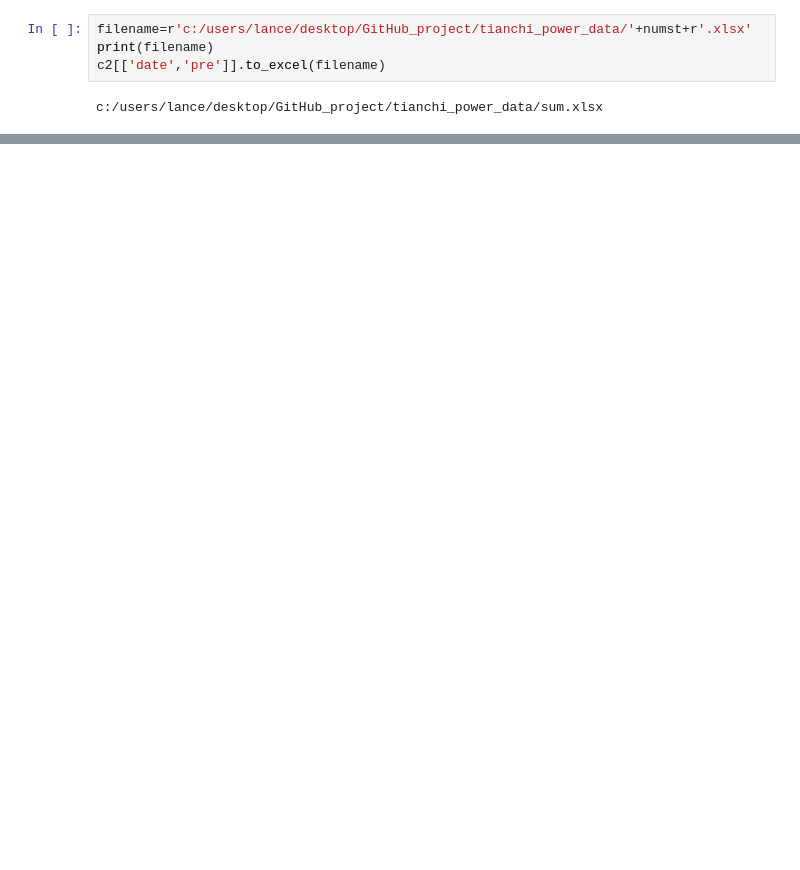
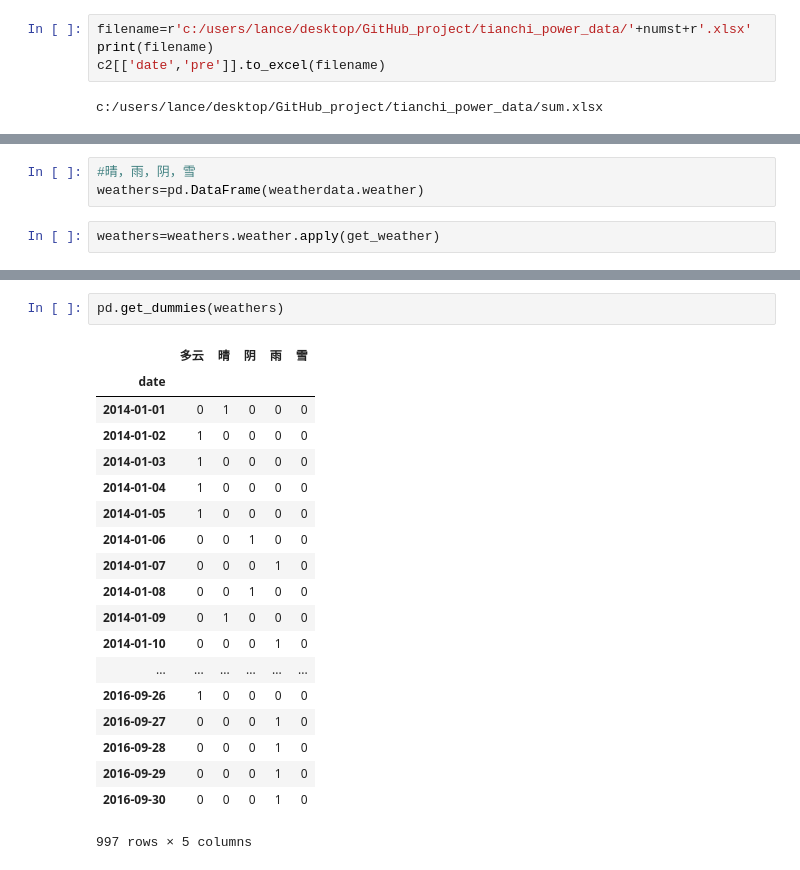
Before and after one commit to imageliu/tianchi_power, a Jupyter notebook: measure1.ipynb, the cells around one changed output, grey strips where cells are left out. Cells and saved outputs as stored; diff of their text form; blank space fills up the shorter version.

```diff
--- a/measure1.ipynb
+++ b/measure1.ipynb
@@ -240,0 +186,5 @@ combineddf.head()
+# %%
+#晴，雨，阴，雪
+weathers=pd.DataFrame(weatherdata.weather)
+# %%
+weathers=weathers.weather.apply(get_weather)
@@ -240,0 +203,22 @@ combineddf.head()
+# %%
+pd.get_dummies(weathers)
+# %% [output]
+|  | 多云 | 晴 | 阴 | 雨 | 雪 |
+| date |  |  |  |  |  |
+| 2014-01-01 | 0 | 1 | 0 | 0 | 0 |
+| 2014-01-02 | 1 | 0 | 0 | 0 | 0 |
+| 2014-01-03 | 1 | 0 | 0 | 0 | 0 |
+| 2014-01-04 | 1 | 0 | 0 | 0 | 0 |
+| 2014-01-05 | 1 | 0 | 0 | 0 | 0 |
+| 2014-01-06 | 0 | 0 | 1 | 0 | 0 |
+| 2014-01-07 | 0 | 0 | 0 | 1 | 0 |
+| 2014-01-08 | 0 | 0 | 1 | 0 | 0 |
+| 2014-01-09 | 0 | 1 | 0 | 0 | 0 |
+| 2014-01-10 | 0 | 0 | 0 | 1 | 0 |
+| ... | ... | ... | ... | ... | ... |
+| 2016-09-26 | 1 | 0 | 0 | 0 | 0 |
+| 2016-09-27 | 0 | 0 | 0 | 1 | 0 |
+| 2016-09-28 | 0 | 0 | 0 | 1 | 0 |
+| 2016-09-29 | 0 | 0 | 0 | 1 | 0 |
+| 2016-09-30 | 0 | 0 | 0 | 1 | 0 |
+997 rows × 5 columns
```
Also changed, not shown: parts of 25 cells of this notebook, 1 other file.
